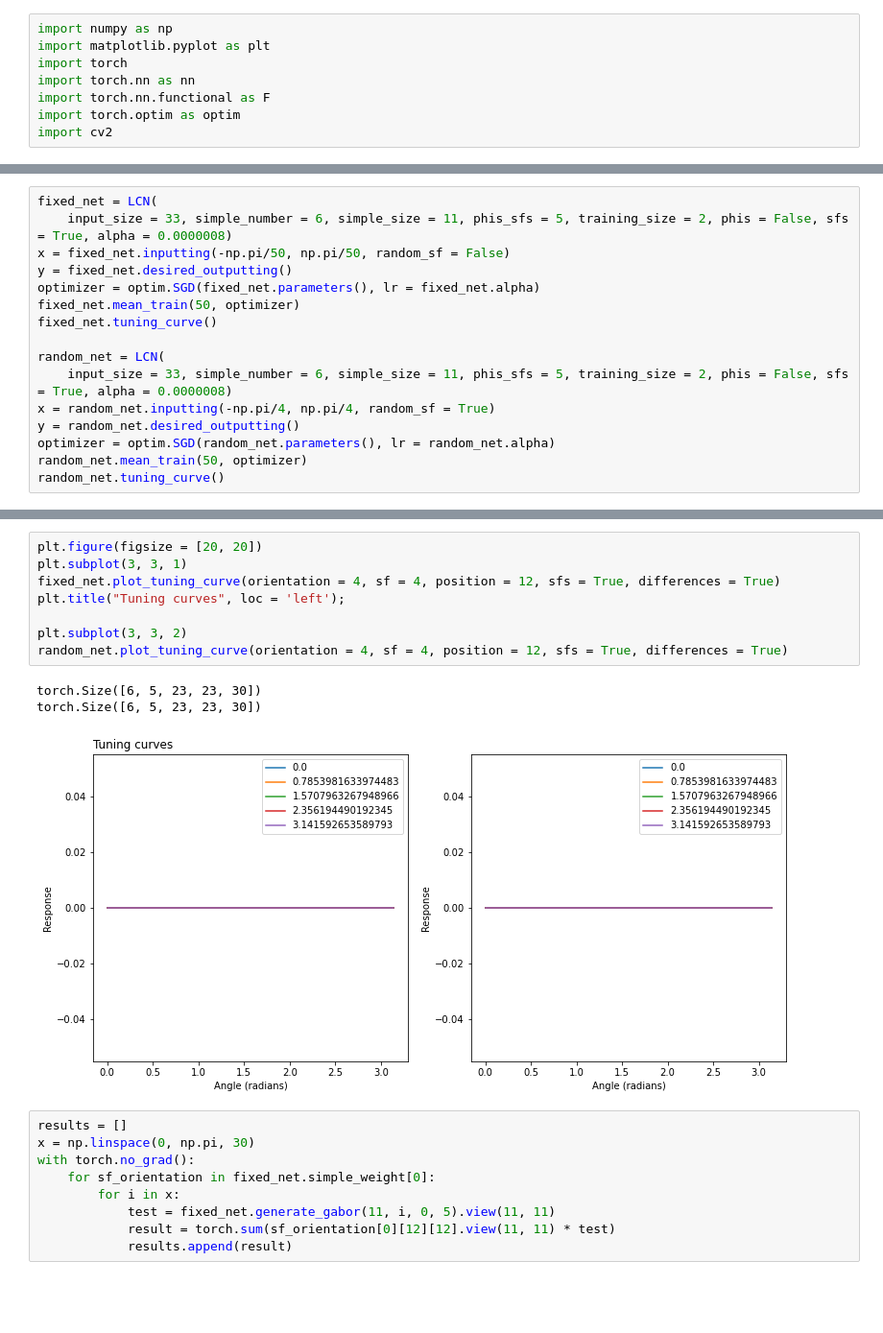
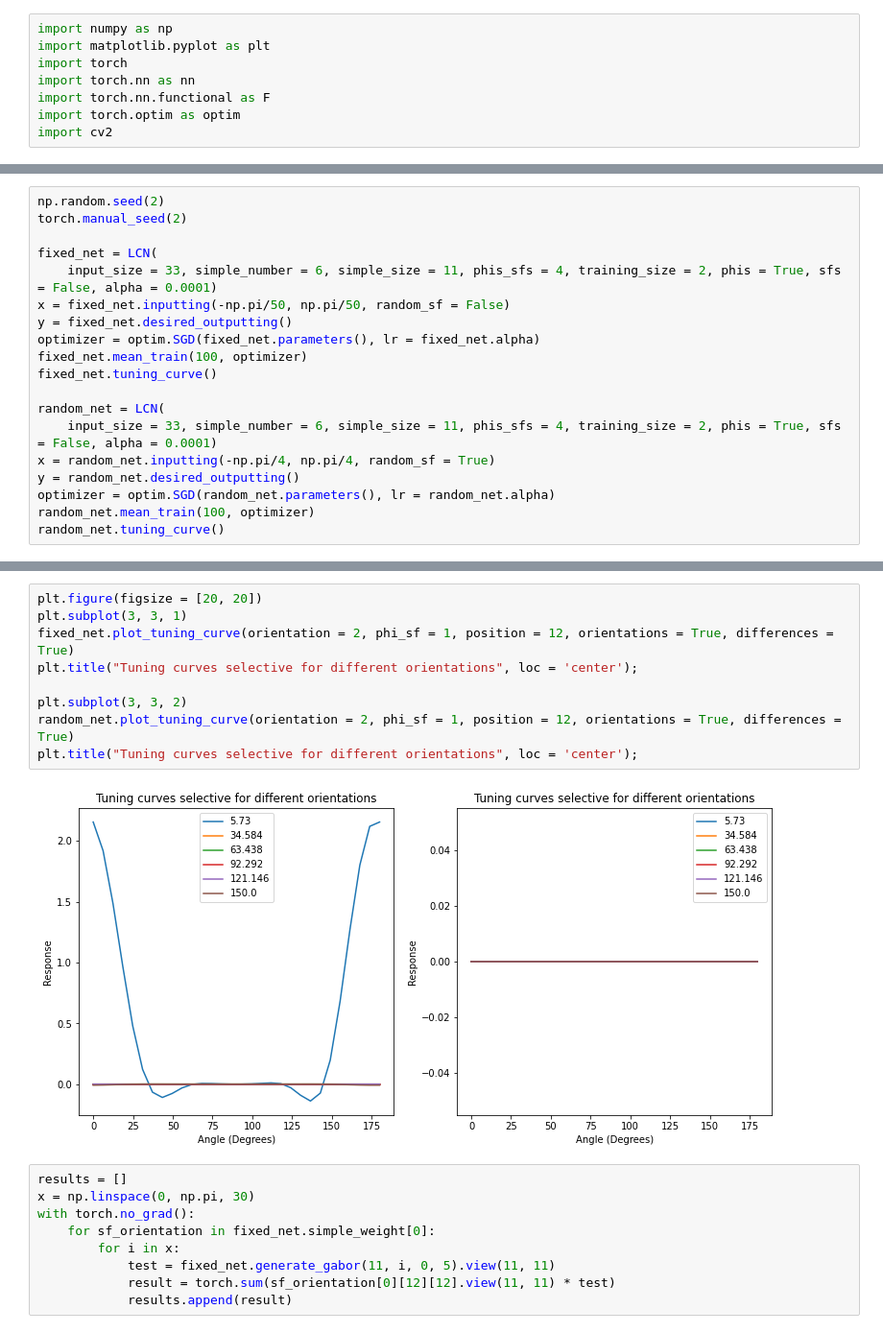
Before and after one commit to pacochow/Modelling-vpl, a Jupyter notebook: Locally_connected_network.ipynb, the cells around one changed output, grey strips where cells are left out. Shown at 96% size. Cells and saved outputs as stored; diff of their text form; blank space fills up the shorter version.

```diff
--- a/Locally_connected_network.ipynb
+++ b/Locally_connected_network.ipynb
@@ -438,16 +468,19 @@ plt.title("Weight changes in decision layer during training");
 # %%
+np.random.seed(2)
+torch.manual_seed(2)
+
 fixed_net = LCN(
-    input_size = 33, simple_number = 6, simple_size = 11, phis_sfs = 5, training_size = 2, phis = False, sfs = True, alpha = 0.0000008)
+    input_size = 33, simple_number = 6, simple_size = 11, phis_sfs = 4, training_size = 2, phis = True, sfs = False, alpha = 0.0001)
 x = fixed_net.inputting(-np.pi/50, np.pi/50, random_sf = False)
 y = fixed_net.desired_outputting()
 optimizer = optim.SGD(fixed_net.parameters(), lr = fixed_net.alpha)
-fixed_net.mean_train(50, optimizer)
+fixed_net.mean_train(100, optimizer)
 fixed_net.tuning_curve()
 
 random_net = LCN(
-    input_size = 33, simple_number = 6, simple_size = 11, phis_sfs = 5, training_size = 2, phis = False, sfs = True, alpha = 0.0000008)
+    input_size = 33, simple_number = 6, simple_size = 11, phis_sfs = 4, training_size = 2, phis = True, sfs = False, alpha = 0.0001)
 x = random_net.inputting(-np.pi/4, np.pi/4, random_sf = True)
 y = random_net.desired_outputting()
 optimizer = optim.SGD(random_net.parameters(), lr = random_net.alpha)
-random_net.mean_train(50, optimizer)
+random_net.mean_train(100, optimizer)
 random_net.tuning_curve()
@@ -482,15 +517,14 @@ plt.title("Weight changes in decision layer during training");
 # %%
 plt.figure(figsize = [20, 20])
 plt.subplot(3, 3, 1)
-fixed_net.plot_tuning_curve(orientation = 4, sf = 4, position = 12, sfs = True, differences = True)
-plt.title("Tuning curves", loc = 'left');
+fixed_net.plot_tuning_curve(orientation = 2, phi_sf = 1, position = 12, orientations = True, differences = True)
+plt.title("Tuning curves selective for different orientations", loc = 'center');
 
 plt.subplot(3, 3, 2)
-random_net.plot_tuning_curve(orientation = 4, sf = 4, position = 12, sfs = True, differences = True)
+random_net.plot_tuning_curve(orientation = 2, phi_sf = 1, position = 12, orientations = True, differences = True)
+plt.title("Tuning curves selective for different orientations", loc = 'center');
 # %% [output]
-torch.Size([6, 5, 23, 23, 30])
-torch.Size([6, 5, 23, 23, 30])
-[figure, old version]
+[figure, new version]
 # %%
 results = []
 x = np.linspace(0, np.pi, 30)
```
Also changed, not shown: parts of 36 cells of this notebook.
